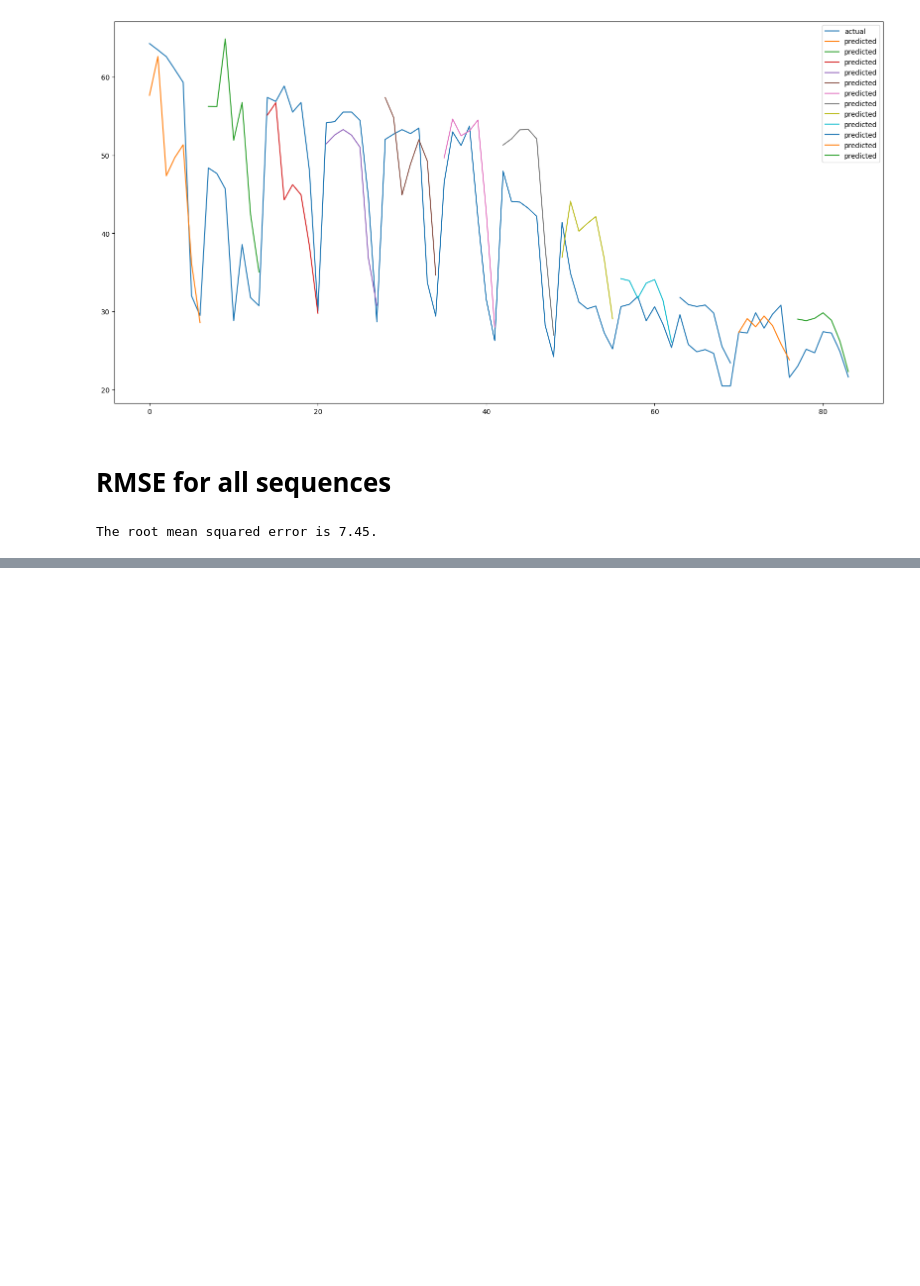
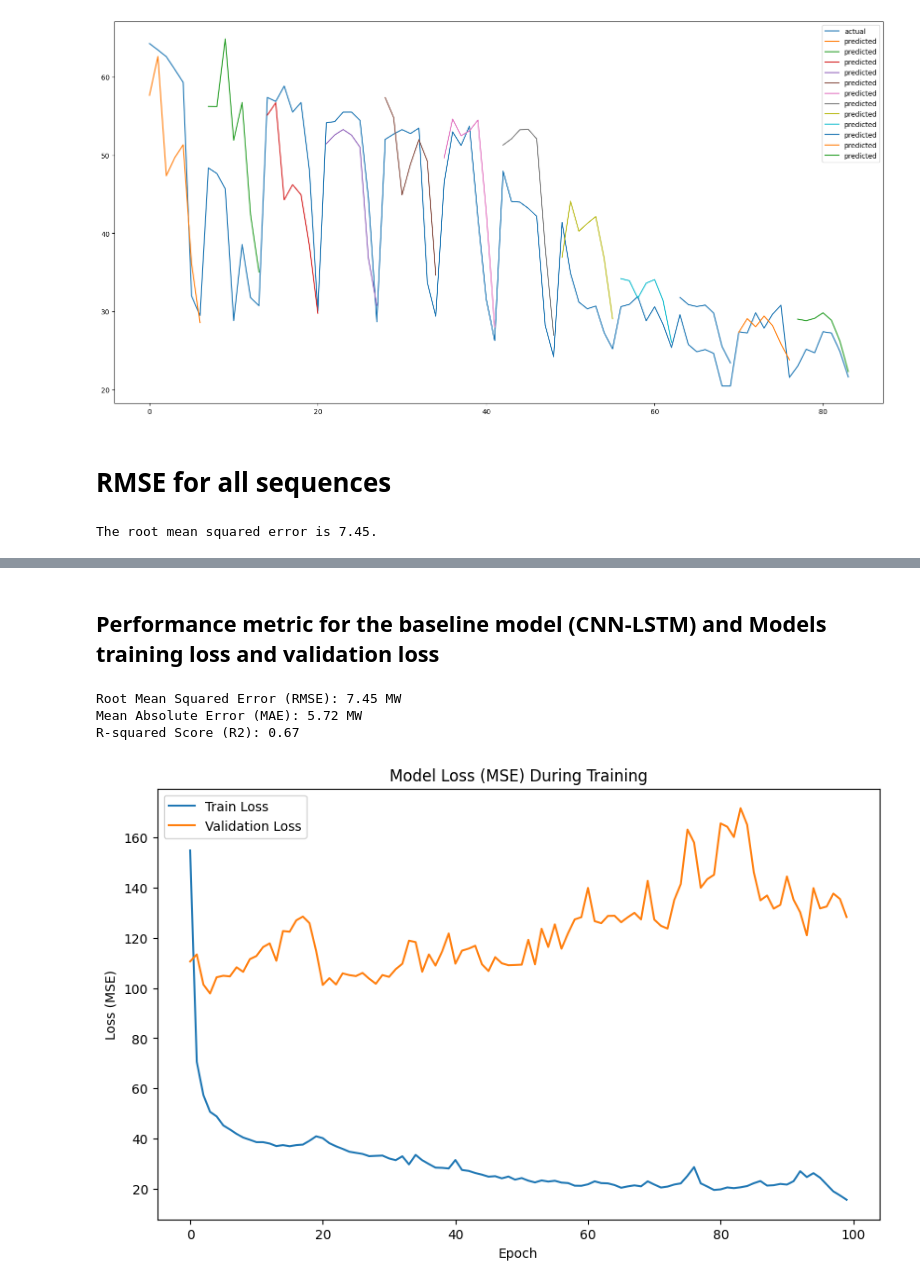
Before and after one commit to ha2ardbunny/Hybrid-Deep-Learning-DRL-Data-Center-Thermal-Management, a Jupyter notebook: CNN_LSTM_univariate_multistep_output_github_2023.ipynb, the cells around one changed output, grey strips where cells are left out. Saved outputs shown, nothing was run; the diff lists cells and outputs as text; code cells hidden in the pictures; blank space fills up the shorter version.

```diff
--- a/CNN_LSTM_univariate_multistep_output_github_2023.ipynb
+++ b/CNN_LSTM_univariate_multistep_output_github_2023.ipynb
@@ -262,0 +356,30 @@ Notebook run time: 161 seconds
+# %% [markdown]
+## Performance metric for the baseline model (CNN-LSTM) and Models training loss and validation loss
+# %%
+from sklearn.metrics import mean_squared_error, mean_absolute_error, r2_score
+
+def return_performance_metrics(actual, predicted):
+    rmse = np.sqrt(mean_squared_error(actual, predicted))
+    mae = mean_absolute_error(actual, predicted)
+    r2 = r2_score(actual, predicted)
+
+    print(f"Root Mean Squared Error (RMSE): {rmse:.2f} MW")
+    print(f"Mean Absolute Error (MAE): {mae:.2f} MW")
+    print(f"R-squared Score (R2): {r2:.2f}")
+
+    return rmse, mae, r2
+metrics = return_performance_metrics(actual, predictions_flat)
+
+plt.figure(figsize=(10, 6))
+plt.plot(history.history['loss'], label='Train Loss')
+plt.plot(history.history['val_loss'], label='Validation Loss')
+plt.title('Model Loss (MSE) During Training')
+plt.ylabel('Loss (MSE)')
+plt.xlabel('Epoch')
+plt.legend()
+plt.show()
+# %% [output]
+Root Mean Squared Error (RMSE): 7.45 MW
+Mean Absolute Error (MAE): 5.72 MW
+R-squared Score (R2): 0.67
+[figure, added]
```
Also changed, not shown: parts of 14 cells of this notebook, 1 other file.
